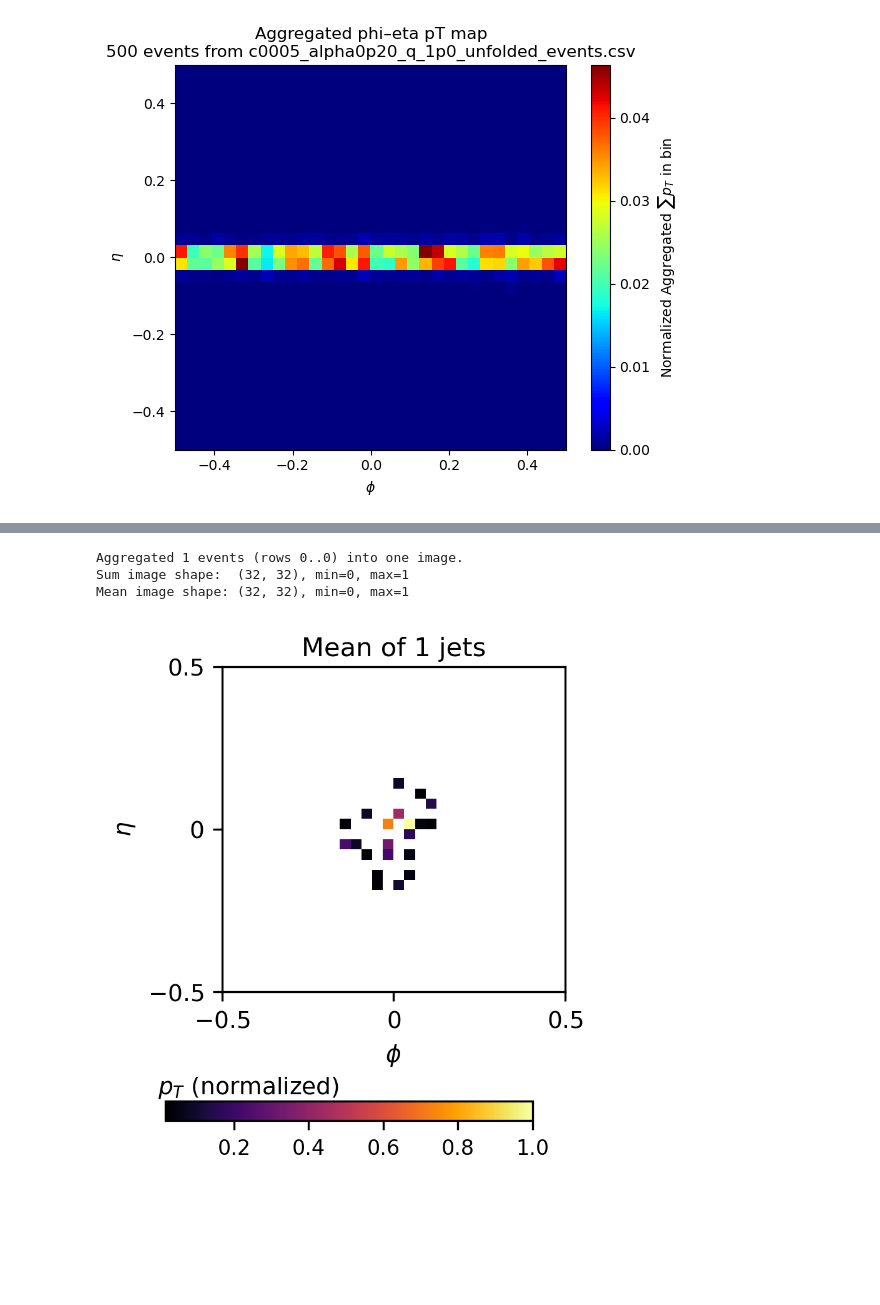
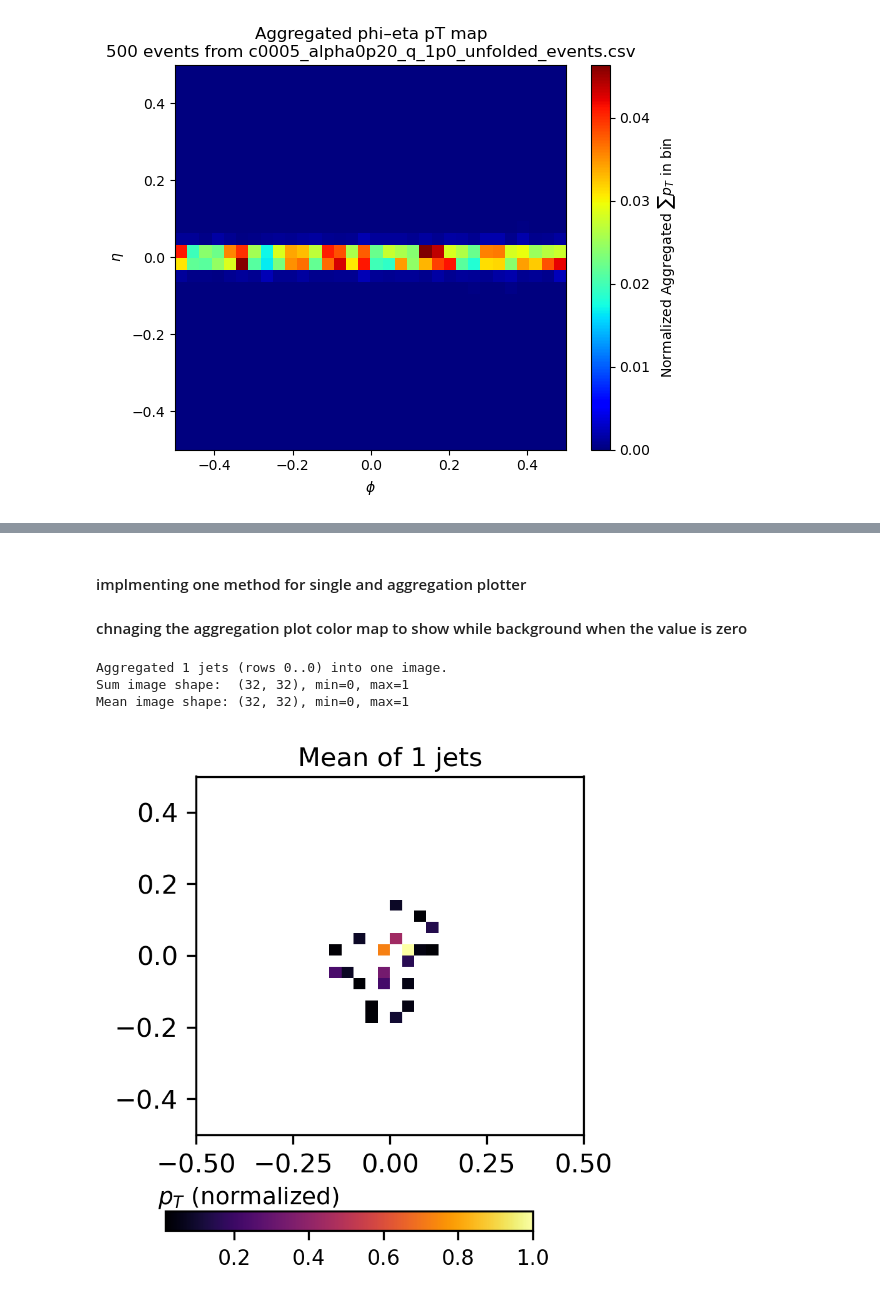
Before and after one commit to hmehryar/ml-jet-ext, a Jupyter notebook: dataset_builder/plot_event.ipynb, the cells around one changed output, grey strips where cells are left out. Cells and saved outputs as stored; diff of their text form; code cells hidden in the pictures; blank space fills up the shorter version.

```diff
--- a/dataset_builder/plot_event.ipynb
+++ b/dataset_builder/plot_event.ipynb
@@ -531,6 +539,4 @@ ValueError: Invalid vmin or vmax
 # %%
-csv_file = "/mnt/Research/arsalan/wsu_grid_rs_grp_mljet/ml-jet-ext/pTHat50-250_eCM5020_agg/metadata/c0005_alpha0p20_q_1p0_unfolded_events.csv"
-dataset_root = "/mnt/Research/arsalan/wsu_grid_rs_grp_mljet/ml-jet-ext/pTHat50-250_eCM5020_agg"
 
 for start_idx in range(0, 1000, 200):
         agg_image = aggregate_and_plot_events(
@@ -563,6 +571,5 @@ Mean image shape: (32, 32), min=0, max=0.5361
 # %%
-csv_file = "/mnt/Research/arsalan/wsu_grid_rs_grp_mljet/ml-jet-ext/pTHat50-250_eCM5020_agg/metadata/c0005_alpha0p20_q_1p0_unfolded_events.csv"
-dataset_root = "/mnt/Research/arsalan/wsu_grid_rs_grp_mljet/ml-jet-ext/pTHat50-250_eCM5020_agg"
+
 
 for start_idx in range(0, 1000, 200):
         agg_image = aggregate_and_plot_events(
@@ -595,6 +604,5 @@ Mean image shape: (32, 32), min=0, max=0.0464
 # %%
-csv_file = "/mnt/Research/arsalan/wsu_grid_rs_grp_mljet/ml-jet-ext/pTHat50-250_eCM5020_agg/metadata/c0005_alpha0p20_q_1p0_unfolded_events.csv"
-dataset_root = "/mnt/Research/arsalan/wsu_grid_rs_grp_mljet/ml-jet-ext/pTHat50-250_eCM5020_agg"
+
 
 for start_idx in range(0, 1000, 200):
         agg_image = aggregate_and_plot_events(
@@ -627,6 +616,5 @@ Mean image shape: (32, 32), min=0, max=0.3592
 # %%
-csv_file = "/mnt/Research/arsalan/wsu_grid_rs_grp_mljet/ml-jet-ext/pTHat50-250_eCM5020_agg/metadata/c0005_alpha0p20_q_1p0_unfolded_events.csv"
-dataset_root = "/mnt/Research/arsalan/wsu_grid_rs_grp_mljet/ml-jet-ext/pTHat50-250_eCM5020_agg"
+
 
 agg_image = aggregate_and_plot_events(
     csv_file=csv_file,
@@ -634,6 +622,9 @@ agg_image = aggregate_and_plot_events(
     start_index=0,
     num_events=500,
 )
+# %% [markdown]
+#### implmenting one method for single and aggregation plotter
+#### chnaging the aggregation plot color map to show while background when the value is zero
 # %%
 import os
 import numpy as np
@@ -813,23 +804,22 @@ def aggregate_and_plot_events_styled(
 
     return mean_image
 # %%
-csv_file = "/mnt/Research/arsalan/wsu_grid_rs_grp_mljet/ml-jet-ext/pTHat50-250_eCM5020_agg/metadata/c0005_alpha0p20_q_1p0_unfolded_events.csv"
-dataset_root = "/mnt/Research/arsalan/wsu_grid_rs_grp_mljet/ml-jet-ext/pTHat50-250_eCM5020_agg"
+
 mean_img = aggregate_and_plot_events_styled(
     csv_file=csv_file,
     dataset_root=dataset_root,
     start_index=0,  # e.g., 0 or wherever you want to start
     num_events=1,
     phi_range=(-0.5, 0.5),
     eta_range=(-0.5, 0.5),
     cmap="inferno",
     use_log_norm=False,
-    # add_axes_labels=True,
+    add_axes_labels=False,
     add_legend=False,
     add_colorbar=True,
 )
 # %% [output]
-Aggregated 1 events (rows 0..0) into one image.
+Aggregated 1 jets (rows 0..0) into one image.
 Sum image shape:  (32, 32), min=0, max=1
 Mean image shape: (32, 32), min=0, max=1
-[figure, old version]
+[figure, new version]
```
Also changed, not shown: parts of 12 cells of this notebook.
